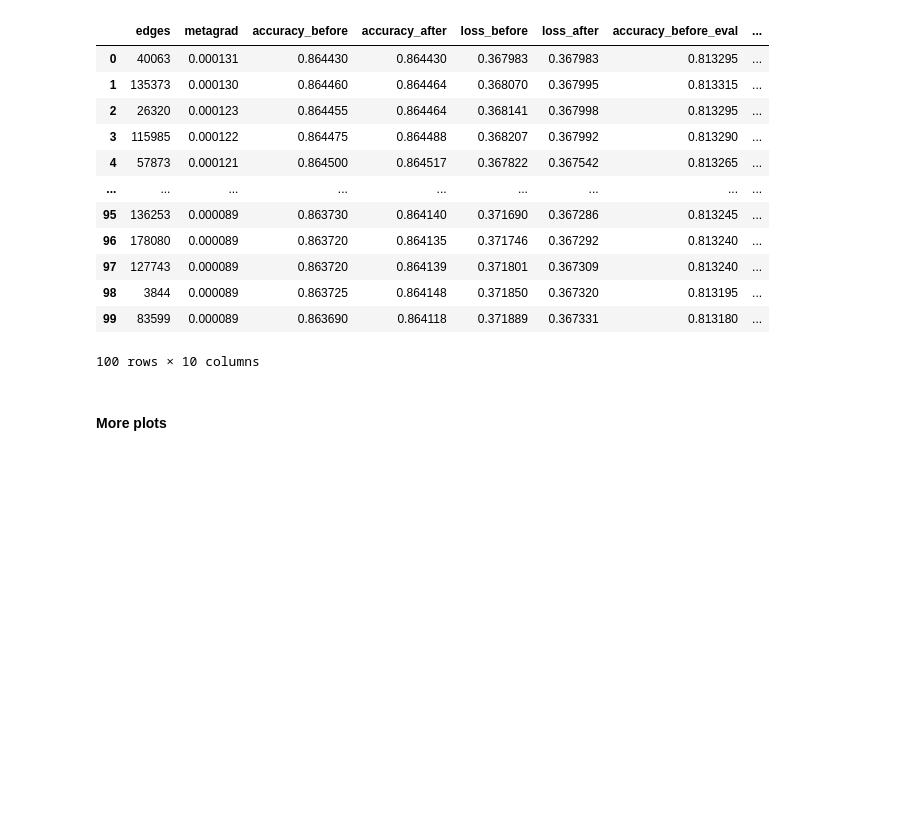
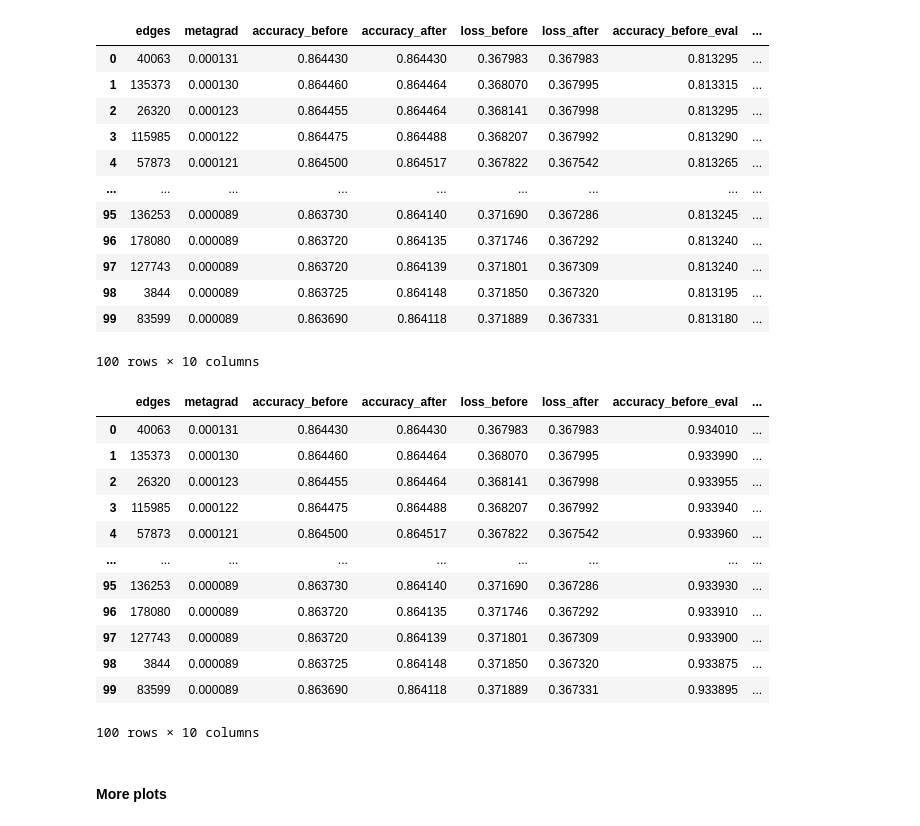
Before and after one commit to aravind-gk/RecSysAttack, a Jupyter notebook: surrogate-movielens.ipynb, the cells around one changed output. Saved outputs shown, nothing was run; the diff lists cells and outputs as text; code cells hidden in the pictures; blank space fills up the shorter version.

Commit message:
experiment with double embedding size for CF evaluation model

```diff
--- a/surrogate-movielens.ipynb
+++ b/surrogate-movielens.ipynb
@@ -179,7 +179,7 @@ for delta in tqdm(range(Delta), desc='-> Perturbations'):
     meta_grad = torch.autograd.grad(loss, ratings)[0]
 
     # define evaluation model
-    eval_model = CollaborativeFiltering(n_users, n_items, n_factors // 2) # experiment with half the embedding size for evaluation
+    eval_model = CollaborativeFiltering(n_users, n_items, n_factors * 2) # experiment with twice the embedding size for evaluation
     eval_model.to(device)
     optimizer_eval = torch.optim.SGD(eval_model.parameters(), lr = lr)
 
@@ -287,6 +287,23 @@ perturbations
 | 98 | 3844 | 0.000089 | 0.863725 | 0.864148 | 0.371850 | 0.367320 | 0.813195 | ... |
 | 99 | 83599 | 0.000089 | 0.863690 | 0.864118 | 0.371889 | 0.367331 | 0.813180 | ... |
 100 rows × 10 columns
+# %%
+# new (double embedding size)
+perturbations
+# %% [output]
+|  | edges | metagrad | accuracy_before | accuracy_after | loss_before | loss_after | accuracy_before_eval | ... |
+| 0 | 40063 | 0.000131 | 0.864430 | 0.864430 | 0.367983 | 0.367983 | 0.934010 | ... |
+| 1 | 135373 | 0.000130 | 0.864460 | 0.864464 | 0.368070 | 0.367995 | 0.933990 | ... |
+| 2 | 26320 | 0.000123 | 0.864455 | 0.864464 | 0.368141 | 0.367998 | 0.933955 | ... |
+| 3 | 115985 | 0.000122 | 0.864475 | 0.864488 | 0.368207 | 0.367992 | 0.933940 | ... |
+| 4 | 57873 | 0.000121 | 0.864500 | 0.864517 | 0.367822 | 0.367542 | 0.933960 | ... |
+| ... | ... | ... | ... | ... | ... | ... | ... | ... |
+| 95 | 136253 | 0.000089 | 0.863730 | 0.864140 | 0.371690 | 0.367286 | 0.933930 | ... |
+| 96 | 178080 | 0.000089 | 0.863720 | 0.864135 | 0.371746 | 0.367292 | 0.933910 | ... |
+| 97 | 127743 | 0.000089 | 0.863720 | 0.864139 | 0.371801 | 0.367309 | 0.933900 | ... |
+| 98 | 3844 | 0.000089 | 0.863725 | 0.864148 | 0.371850 | 0.367320 | 0.933875 | ... |
+| 99 | 83599 | 0.000089 | 0.863690 | 0.864118 | 0.371889 | 0.367331 | 0.933895 | ... |
+100 rows × 10 columns
 # %% [markdown]
 #### **More plots**
 # %%
```
Also changed, not shown: parts of 2 cells of this notebook, 1 other file.
